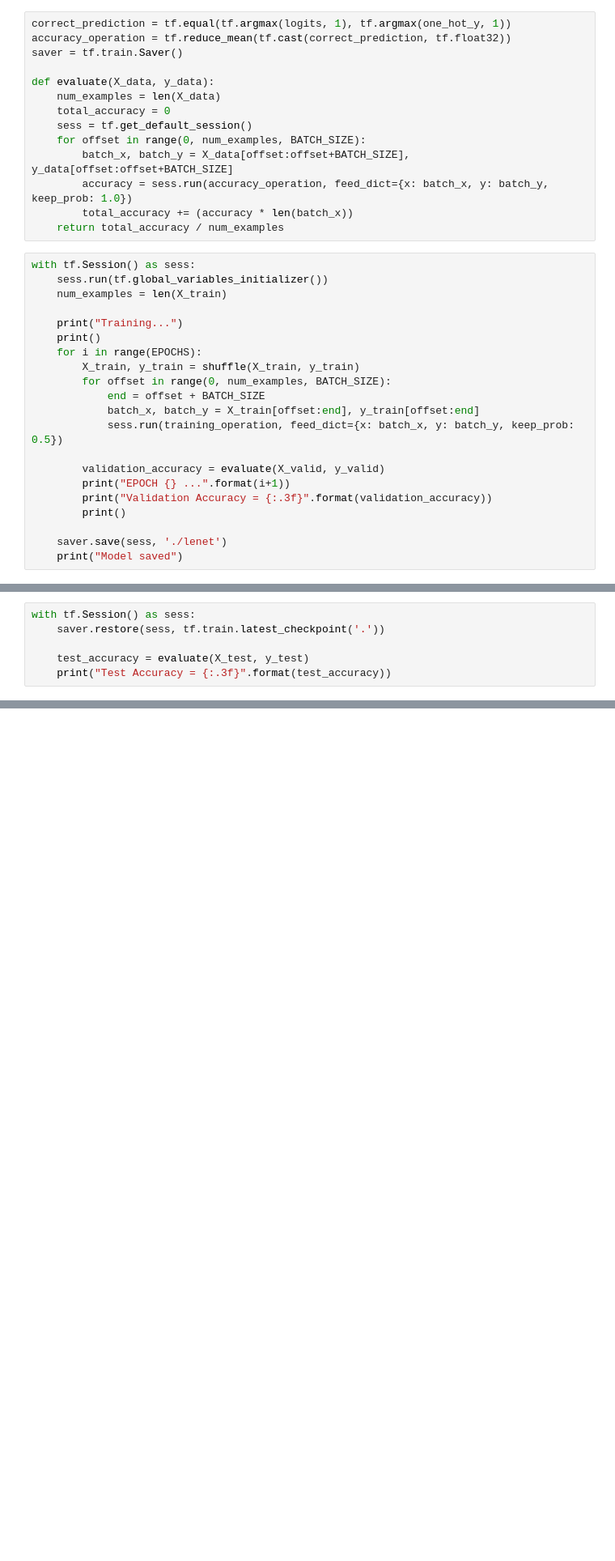
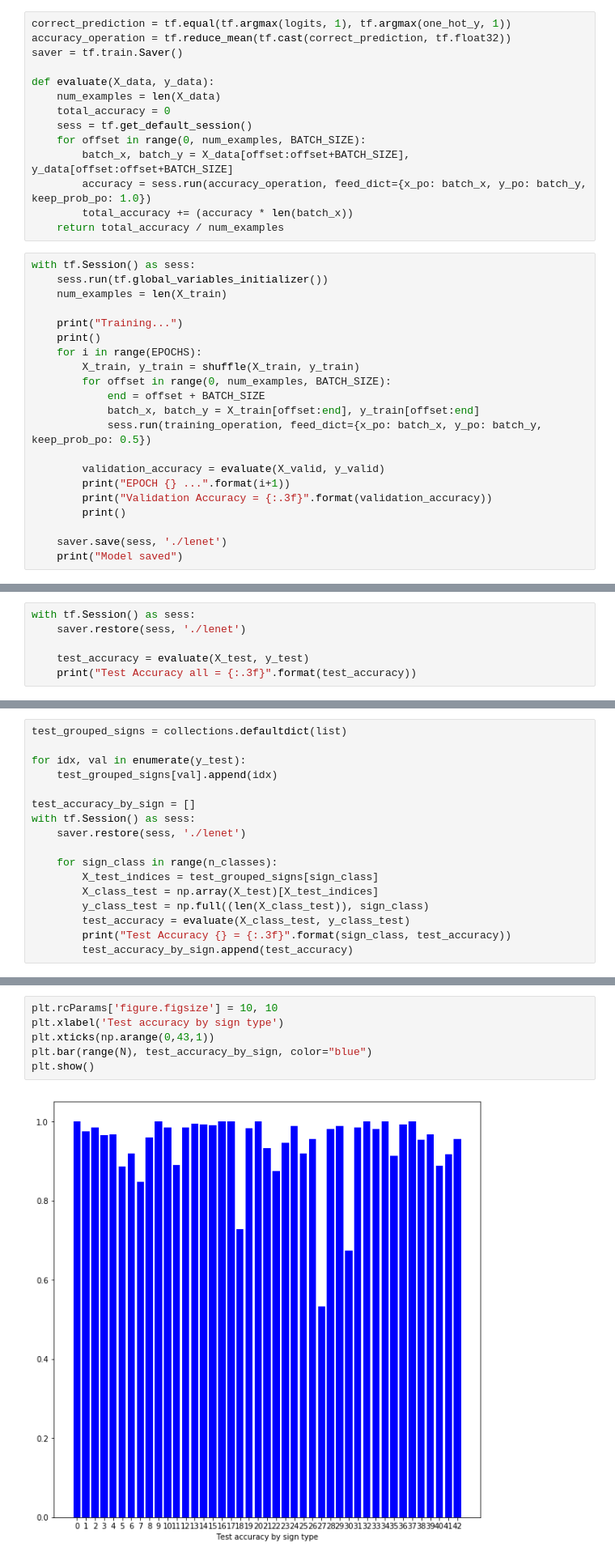
Before and after one commit to rometaidla/CarND-Traffic-Sign-Classifier-Project, a Jupyter notebook: Traffic_Sign_Classifier.ipynb, the cells around one changed output, grey strips where cells are left out. Shown: that part at 81% size. Saved outputs shown, nothing was run; the diff lists cells and outputs as text; blank space fills up the shorter version.

Commit message:
Accuracy investigation by sign type added

```diff
--- a/Traffic_Sign_Classifier.ipynb
+++ b/Traffic_Sign_Classifier.ipynb
@@ -451,7 +443,7 @@ def evaluate(X_data, y_data):
     sess = tf.get_default_session()
     for offset in range(0, num_examples, BATCH_SIZE):
         batch_x, batch_y = X_data[offset:offset+BATCH_SIZE], y_data[offset:offset+BATCH_SIZE]
-        accuracy = sess.run(accuracy_operation, feed_dict={x: batch_x, y: batch_y, keep_prob: 1.0})
+        accuracy = sess.run(accuracy_operation, feed_dict={x_po: batch_x, y_po: batch_y, keep_prob_po: 1.0})
         total_accuracy += (accuracy * len(batch_x))
     return total_accuracy / num_examples
 # %%
@@ -466,7 +458,7 @@ with tf.Session() as sess:
         for offset in range(0, num_examples, BATCH_SIZE):
             end = offset + BATCH_SIZE
             batch_x, batch_y = X_train[offset:end], y_train[offset:end]
-            sess.run(training_operation, feed_dict={x: batch_x, y: batch_y, keep_prob: 0.5})
+            sess.run(training_operation, feed_dict={x_po: batch_x, y_po: batch_y, keep_prob_po: 0.5})
 
         validation_accuracy = evaluate(X_valid, y_valid)
         print("EPOCH {} ...".format(i+1))
@@ -495,8 +487,8 @@ Validation Accuracy = 0.980
 Model saved
 # %%
 with tf.Session() as sess:
-    saver.restore(sess, tf.train.latest_checkpoint('.'))
+    saver.restore(sess, './lenet')
 
     test_accuracy = evaluate(X_test, y_test)
-    print("Test Accuracy = {:.3f}".format(test_accuracy))
+    print("Test Accuracy all = {:.3f}".format(test_accuracy))
 # %% [output]
@@ -503,0 +496,17 @@ Test Accuracy = 0.962
+# %%
+test_grouped_signs = collections.defaultdict(list)
+
+for idx, val in enumerate(y_test):
+    test_grouped_signs[val].append(idx)
+
+test_accuracy_by_sign = []
+with tf.Session() as sess:
+    saver.restore(sess, './lenet')
+
+    for sign_class in range(n_classes):
+        X_test_indices = test_grouped_signs[sign_class]
+        X_class_test = np.array(X_test)[X_test_indices]
+        y_class_test = np.full((len(X_class_test)), sign_class)
+        test_accuracy = evaluate(X_class_test, y_class_test)
+        print("Test Accuracy {} = {:.3f}".format(sign_class, test_accuracy))
+        test_accuracy_by_sign.append(test_accuracy)
@@ -504,3 +531,11 @@ Test Accuracy = 0.962
+# %%
+plt.rcParams['figure.figsize'] = 10, 10
+plt.xlabel('Test accuracy by sign type')
+plt.xticks(np.arange(0,43,1))
+plt.bar(range(N), test_accuracy_by_sign, color="blue")
+plt.show()
+# %% [output]
+[figure, added]
 # %% [markdown]
 ---
 
```
Also changed, not shown: parts of 21 cells of this notebook.
